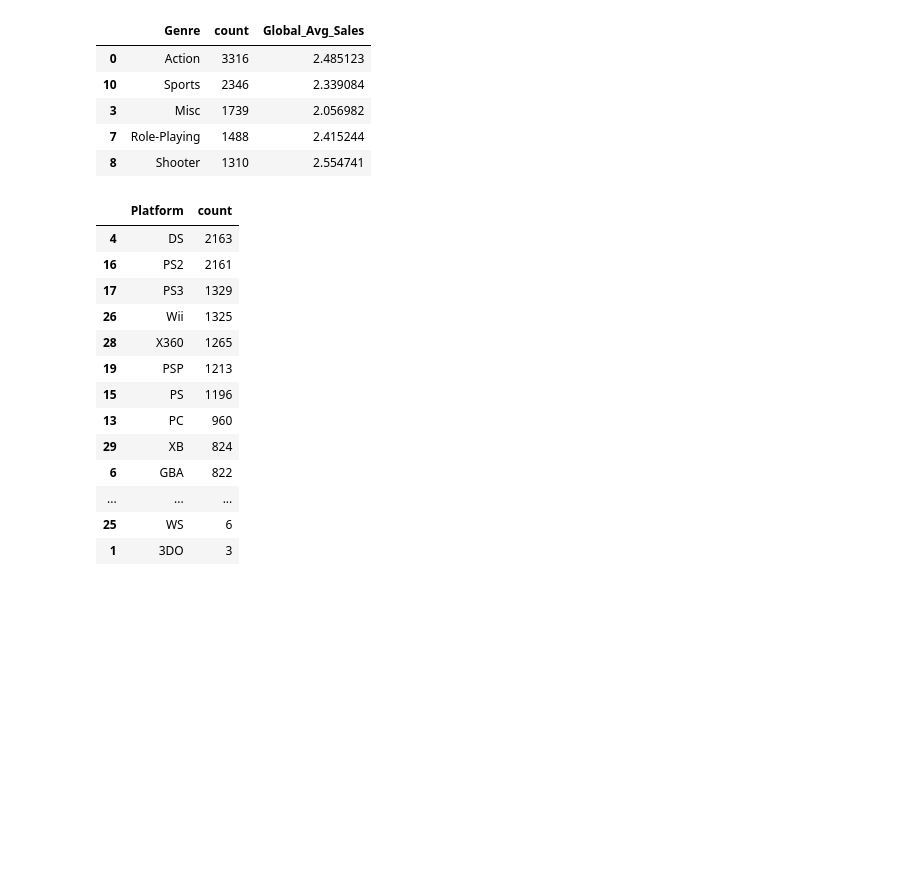
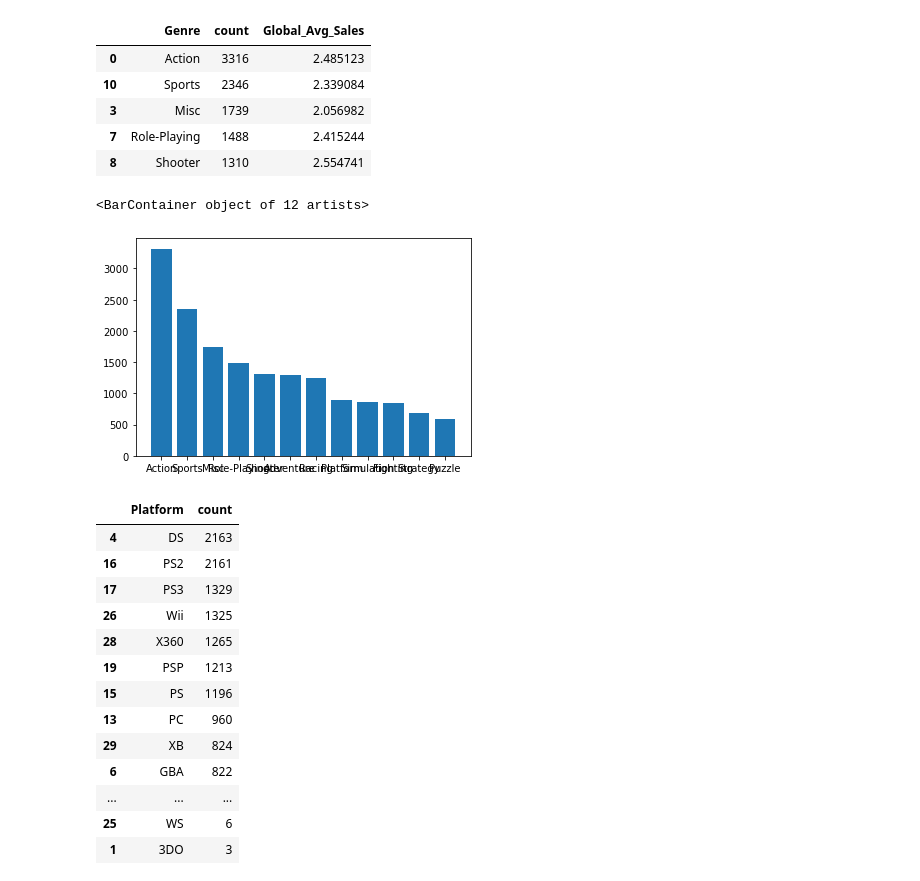
Before and after one commit to JorgeLiako1998/CSE801B, a Jupyter notebook: CSE801B_project.ipynb, the cells around one changed output. Cells and saved outputs as stored; diff of their text form; code cells hidden in the pictures; blank space fills up the shorter version.

```diff
--- a/CSE801B_project.ipynb
+++ b/CSE801B_project.ipynb
@@ -126,6 +137,11 @@ genre.head()
 | 3 | Misc | 1739 | 2.056982 |
 | 7 | Role-Playing | 1488 | 2.415244 |
 | 8 | Shooter | 1310 | 2.554741 |
+# %%
+plt.bar(genre['Genre'], genre['count'])
+# %% [output]
+<BarContainer object of 12 artists>
+[figure, added]
 # %%
 platformcount = pd.DataFrame(df.groupby('Platform').size().reset_index(name='count'))
 platformcount.sort_values('count',ascending=False)
```
Also changed, not shown: parts of 5 cells of this notebook.
